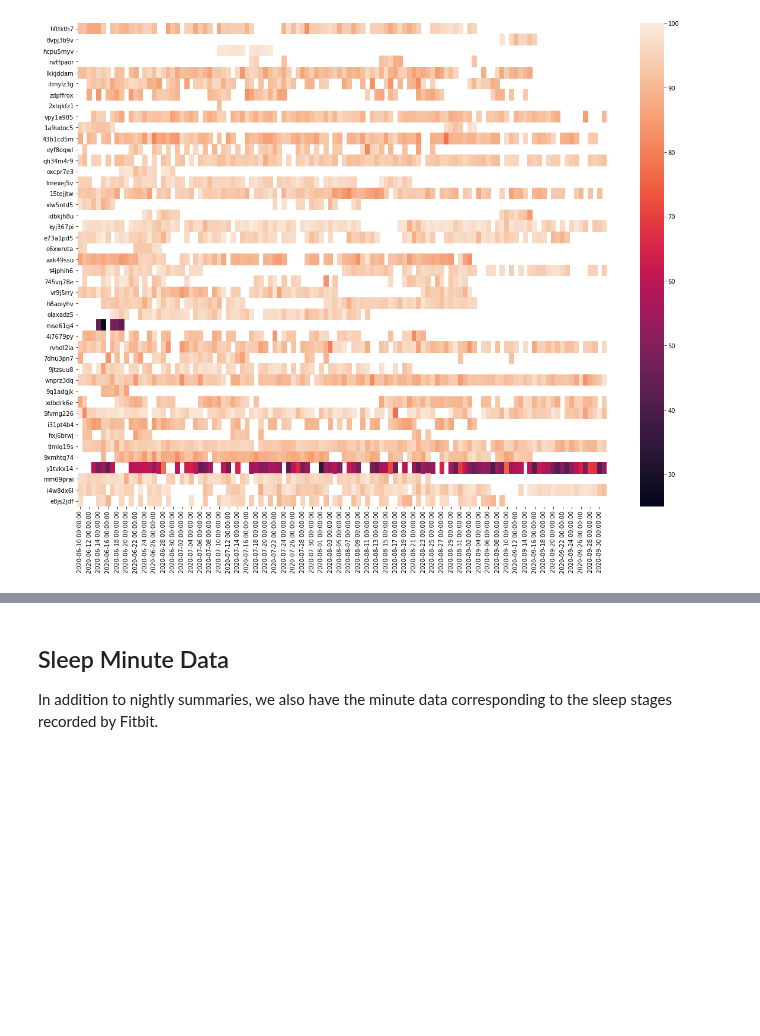
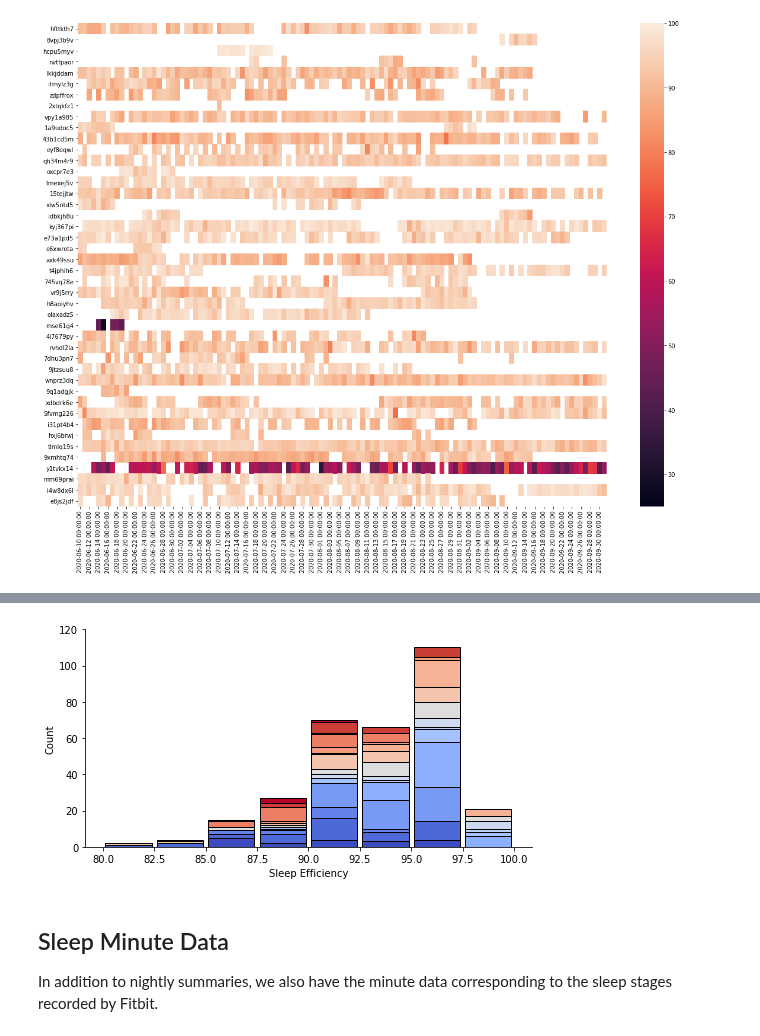
Before and after one commit to intelligent-environments-lab/utx000, a Jupyter notebook: notebooks/4.2.1-hef-fitbit-summary.ipynb, the cells around one changed output, grey strips where cells are left out. Cells and saved outputs as stored; diff of their text form; code cells hidden in the pictures; blank space fills up the shorter version.

```diff
--- a/notebooks/4.2.1-hef-fitbit-summary.ipynb
+++ b/notebooks/4.2.1-hef-fitbit-summary.ipynb
@@ -413,3 +480,16 @@ Working for efficiency
+# %%
+ax = plot_stacked_hist(partial_sleep_df,'efficiency',[80,100],width=2.5)
+ax.set_ylabel('Count')
+ax.set_ylim([0,120])
+ax.set_xlabel('Sleep Efficiency')
+for loc in ['right','top']:
+    ax.spines[loc].set_visible(False)
+
+plt.savefig('../reports/figures/bpeace2-fitbit_sleep_efficiency-stacked_hist.pdf')
+plt.show()
+plt.close()
+# %% [output]
+[figure, added]
 # %% [markdown]
 ## Sleep Minute Data
 In addition to nightly summaries, we also have the minute data corresponding to the sleep stages recorded by Fitbit.
```
Also changed, not shown: parts of 11 cells of this notebook.
